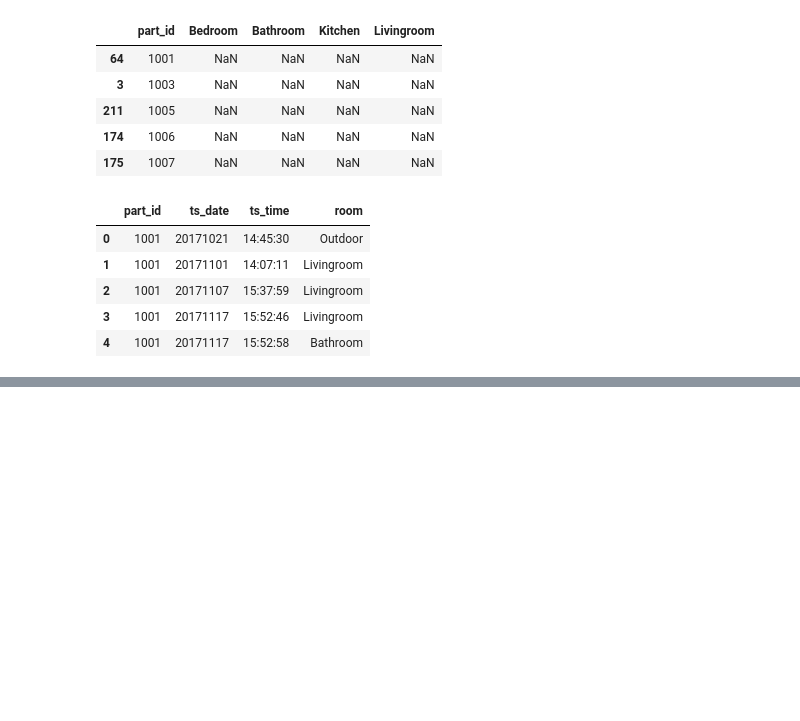
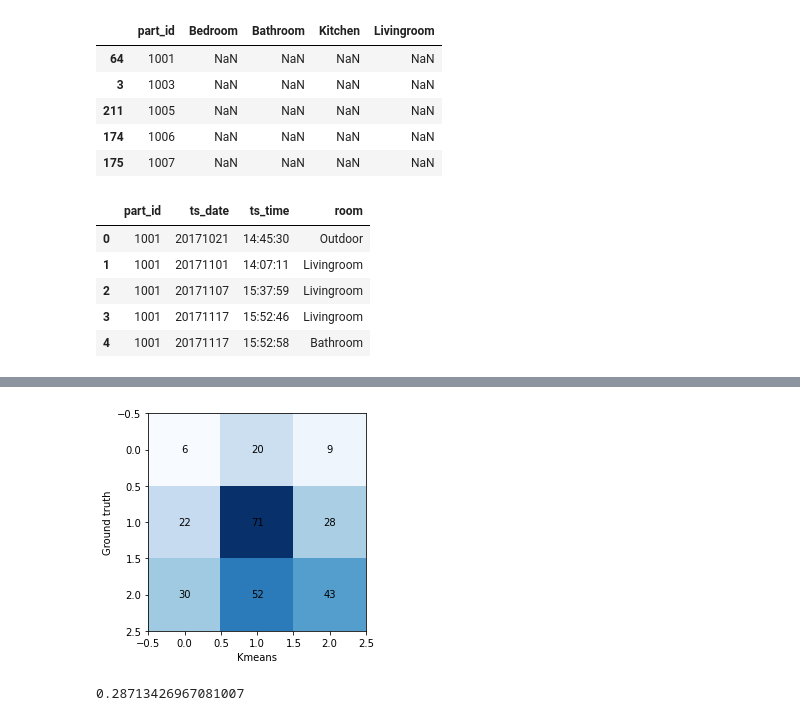
Before and after one commit to eirden96/frailSafe_project, a Jupyter notebook: beacons.ipynb, the cells around one changed output, grey strips where cells are left out. Saved outputs shown, nothing was run; the diff lists cells and outputs as text; code cells hidden in the pictures; blank space fills up the shorter version.

```diff
--- a/beacons.ipynb
+++ b/beacons.ipynb
@@ -252,0 +277,18 @@ pd.to_numeric(beacons_correct['ts_date'][1]) + 1
+# %%
+from sklearn.metrics import confusion_matrix
+
+cm = confusion_matrix(y, y_kmeans)
+
+plt.imshow(cm, interpolation= 'none', cmap='Blues')
+
+for (i,j), z in np.ndenumerate(cm):
+    plt.text(j,i,z, ha ='center', va='center')
+plt.xlabel('Kmeans')
+plt.ylabel('Ground truth')
+plt.show()
+# %% [output]
+[figure, added]
+# %%
+silhouette_score(X, y_kmeans)
+# %% [output]
+0.28713426967081007
```
Also changed, not shown: parts of 39 cells of this notebook.
